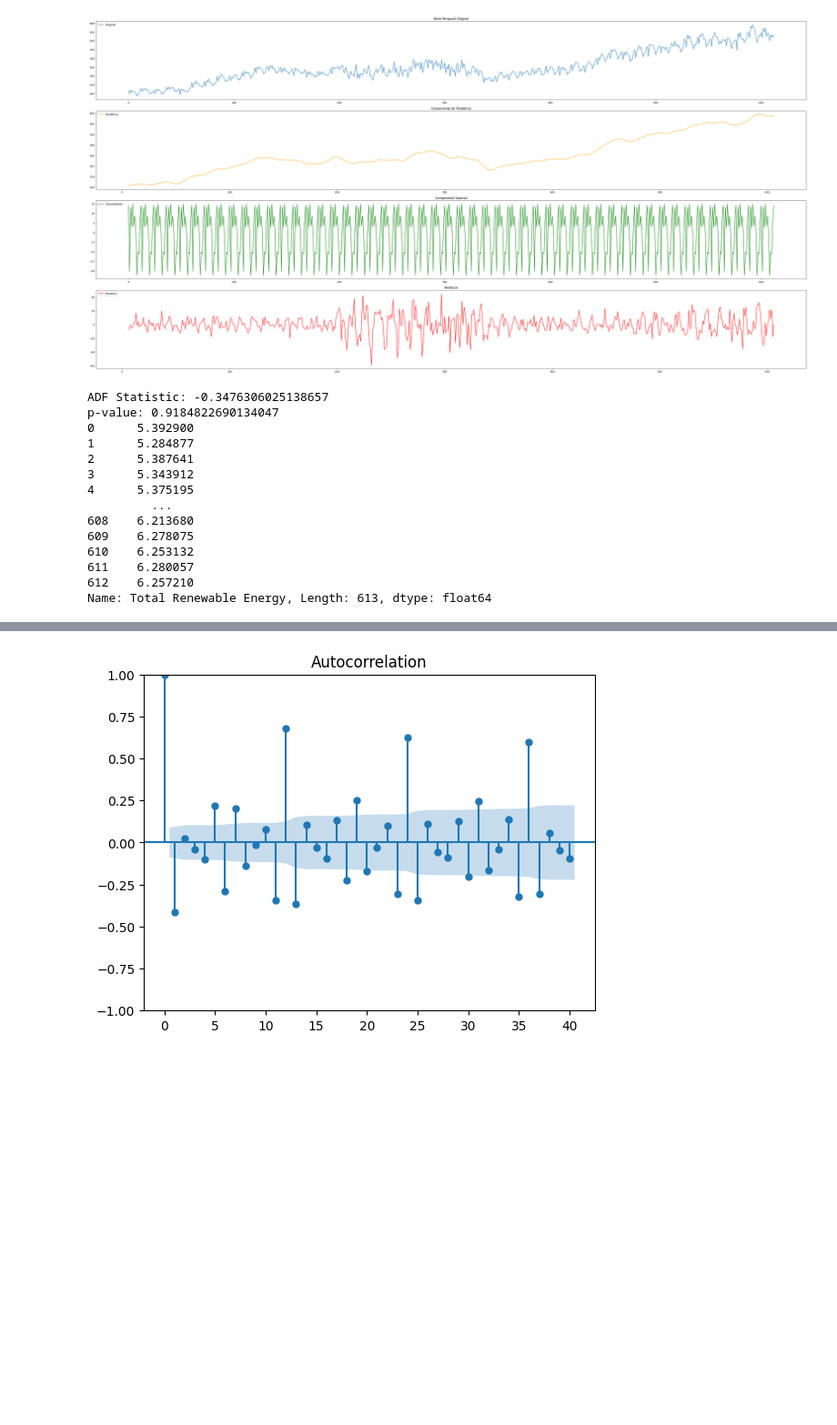
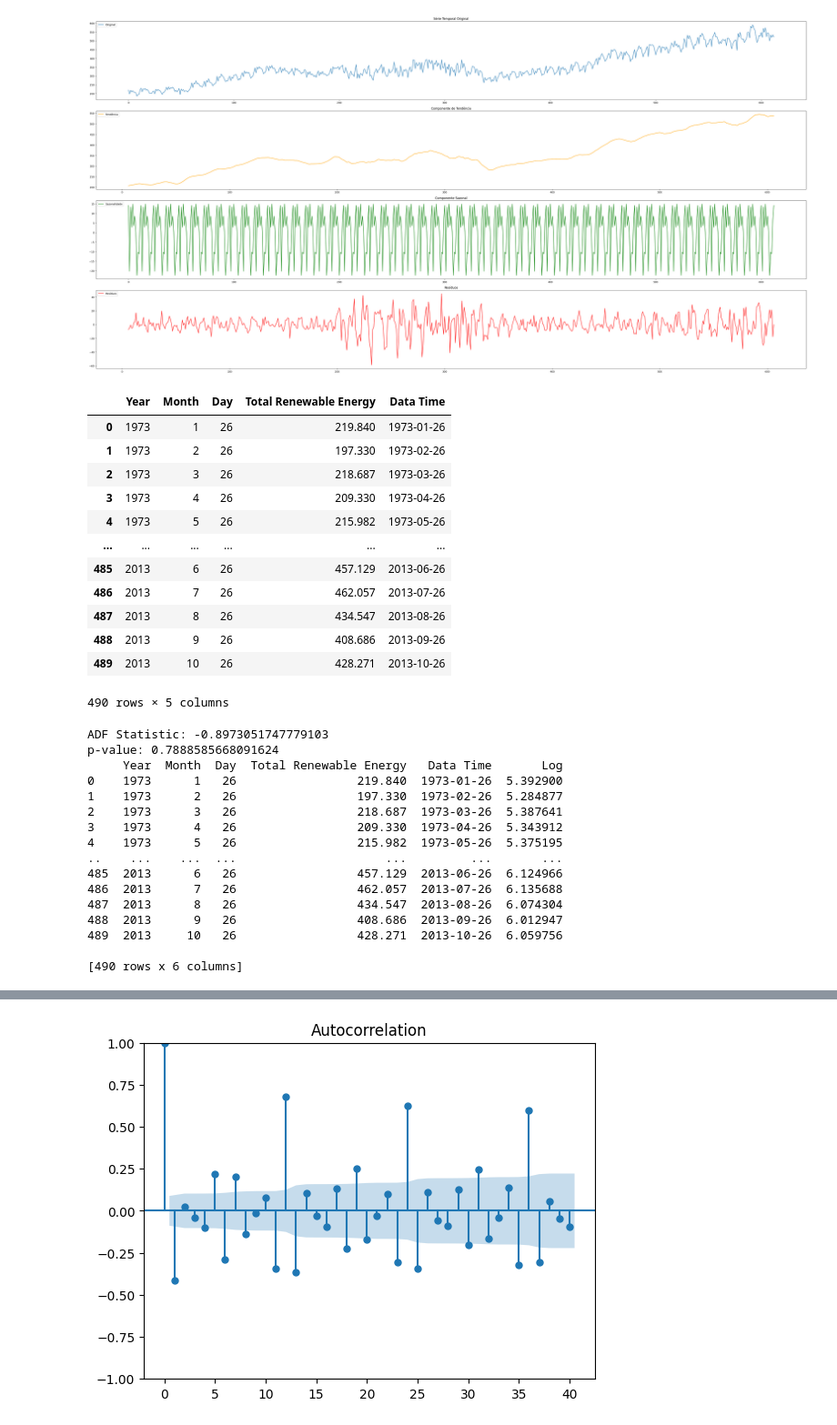
Before and after one commit to heitoliv/projeto, a Jupyter notebook: project_series.ipynb, the cells around one changed output, grey strips where cells are left out. Shown at 91% size. Cells and saved outputs as stored; diff of their text form; code cells hidden in the pictures; blank space fills up the shorter version.

```diff
--- a/project_series.ipynb
+++ b/project_series.ipynb
@@ -74,29 +79,46 @@ plt.show()
+# %%
+train
+# %% [output]
+|  | Year | Month | Day | Total Renewable Energy | Data Time |
+| 0 | 1973 | 1 | 26 | 219.840 | 1973-01-26 |
+| 1 | 1973 | 2 | 26 | 197.330 | 1973-02-26 |
+| 2 | 1973 | 3 | 26 | 218.687 | 1973-03-26 |
+| 3 | 1973 | 4 | 26 | 209.330 | 1973-04-26 |
+| 4 | 1973 | 5 | 26 | 215.982 | 1973-05-26 |
+| ... | ... | ... | ... | ... | ... |
+| 485 | 2013 | 6 | 26 | 457.129 | 2013-06-26 |
+| 486 | 2013 | 7 | 26 | 462.057 | 2013-07-26 |
+| 487 | 2013 | 8 | 26 | 434.547 | 2013-08-26 |
+| 488 | 2013 | 9 | 26 | 408.686 | 2013-09-26 |
+| 489 | 2013 | 10 | 26 | 428.271 | 2013-10-26 |
+490 rows × 5 columns
 # %%
 from statsmodels.tsa.stattools import adfuller
 
-data = df['Total Renewable Energy']
 # Executar o teste ADF na série original
-result = adfuller(data)
+result = adfuller(train['Total Renewable Energy'])
 print('ADF Statistic:', result[0])
 print('p-value:', result[1])
 
 # Transformação Logarítmica
-log_data = np.log(data)
-
+train = train.copy()
+train.loc[:, 'Log'] = np.log(train['Total Renewable Energy'])
 # Verificando a série transformada
-print(log_data)
+print(train)
 # %% [output]
-ADF Statistic: -0.3476306025138657
-p-value: 0.9184822690134047
-0      5.392900
-1      5.284877
-2      5.387641
-3      5.343912
-4      5.375195
-         ...
-608    6.213680
-609    6.278075
-610    6.253132
-611    6.280057
-612    6.257210
-Name: Total Renewable Energy, Length: 613, dtype: float64
+ADF Statistic: -0.8973051747779103
+p-value: 0.7888585668091624
+     Year  Month  Day  Total Renewable Energy   Data Time       Log
+0    1973      1   26                 219.840  1973-01-26  5.392900
+1    1973      2   26                 197.330  1973-02-26  5.284877
+2    1973      3   26                 218.687  1973-03-26  5.387641
+3    1973      4   26                 209.330  1973-04-26  5.343912
+4    1973      5   26                 215.982  1973-05-26  5.375195
+..    ...    ...  ...                     ...         ...       ...
+485  2013      6   26                 457.129  2013-06-26  6.124966
+486  2013      7   26                 462.057  2013-07-26  6.135688
+487  2013      8   26                 434.547  2013-08-26  6.074304
+488  2013      9   26                 408.686  2013-09-26  6.012947
+489  2013     10   26                 428.271  2013-10-26  6.059756
+
+[490 rows x 6 columns]
```
Also changed, not shown: parts of 13 cells of this notebook, 4 other files.
